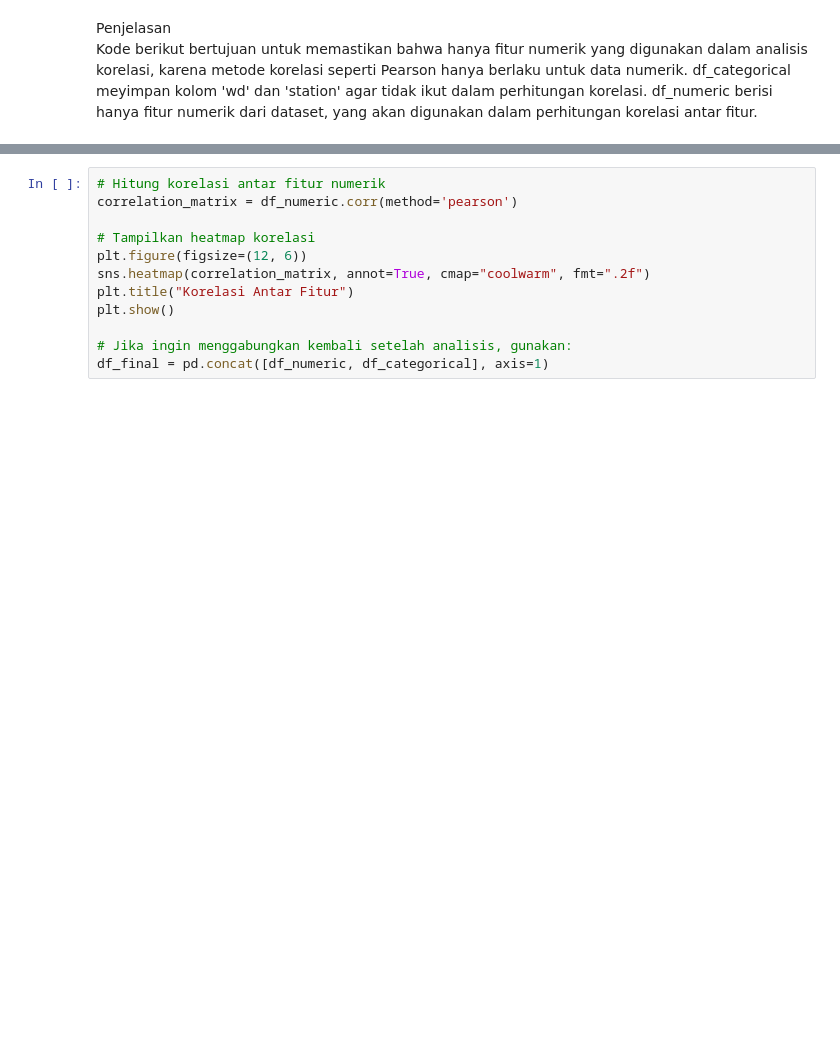
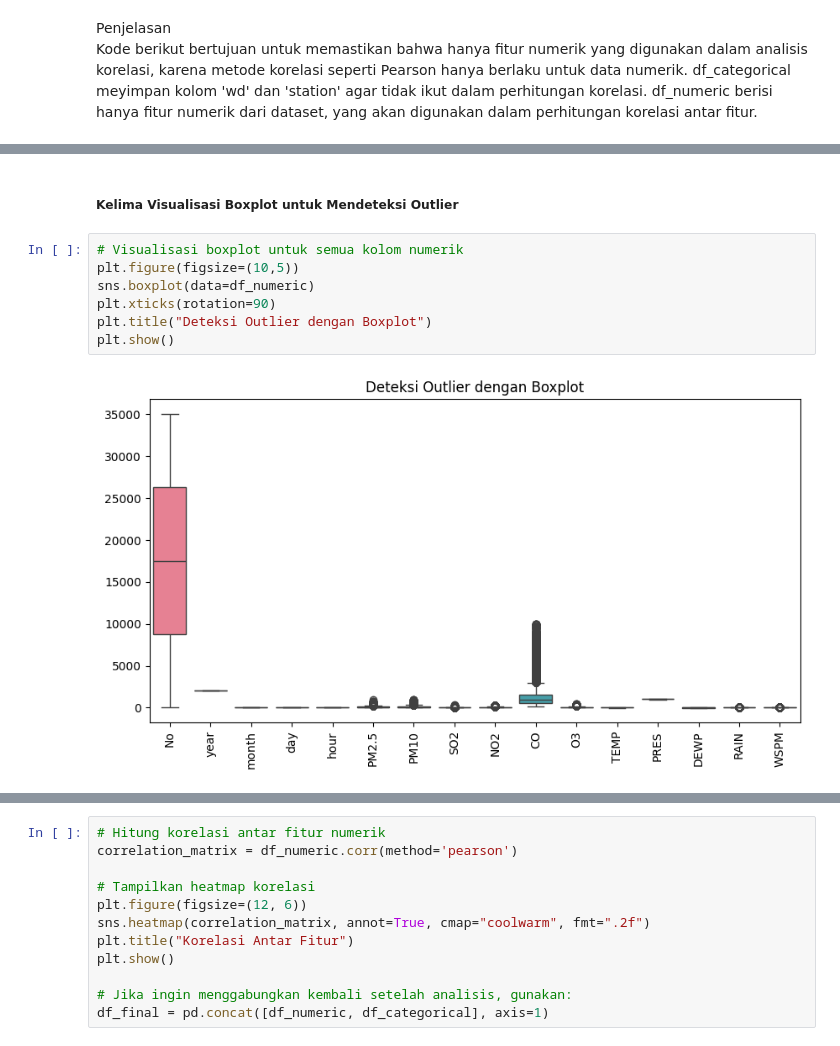
Before and after one commit to Hidayattt24/Kelompok_09_Tugas01_Data_Preparation, a Jupyter notebook: Kelompok9.ipynb, the cells around one changed output, grey strips where cells are left out. Drawn from its saved outputs; the diff is of its cells as text; blank space fills up the shorter version.

```diff
--- a/Kelompok9.ipynb
+++ b/Kelompok9.ipynb
@@ -71,0 +147,11 @@ Kode berikut bertujuan untuk memastikan bahwa hanya fitur numerik yang digunakan
+# %% [markdown]
+##### Kelima Visualisasi Boxplot untuk Mendeteksi Outlier
+# %%
+# Visualisasi boxplot untuk semua kolom numerik
+plt.figure(figsize=(10,5))
+sns.boxplot(data=df_numeric)
+plt.xticks(rotation=90)
+plt.title("Deteksi Outlier dengan Boxplot")
+plt.show()
+# %% [output]
+[figure, added]
```
Also changed, not shown: parts of 29 cells of this notebook.
